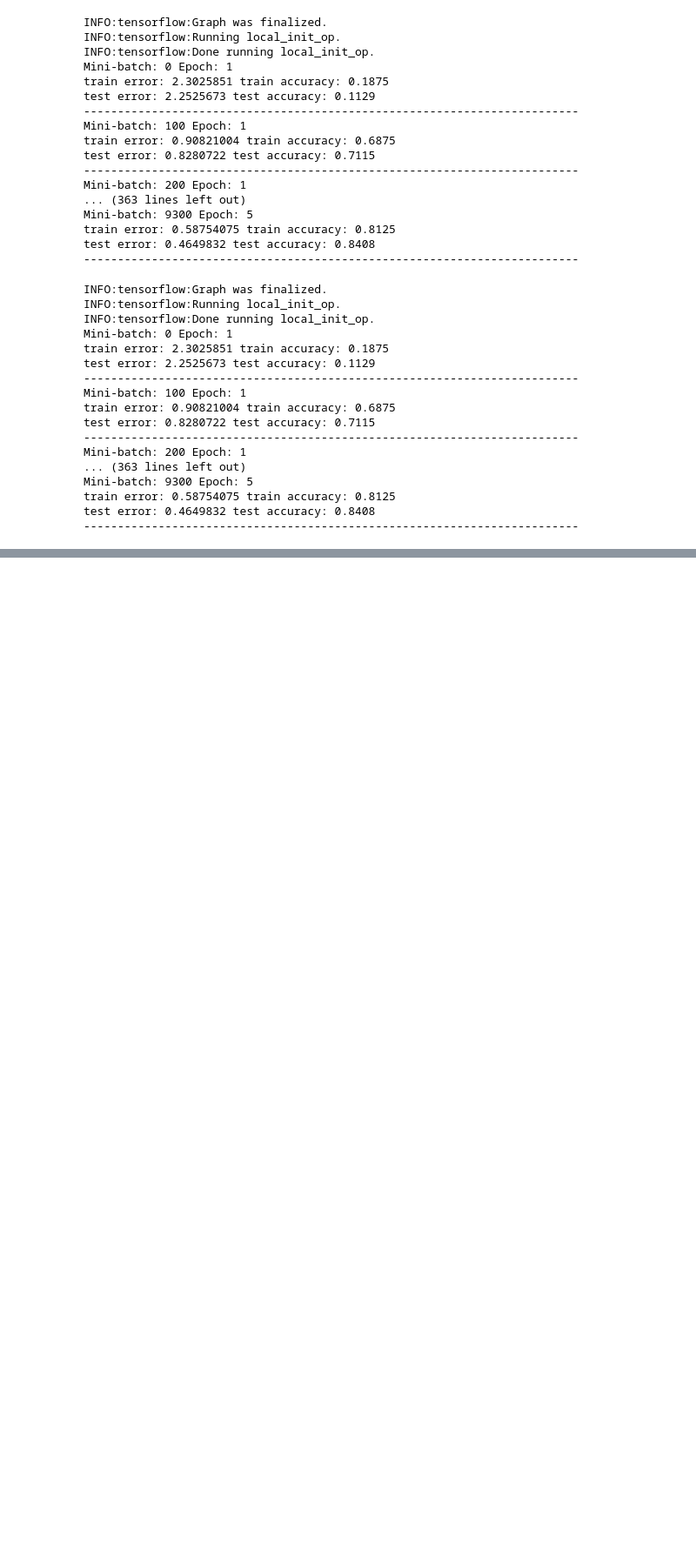
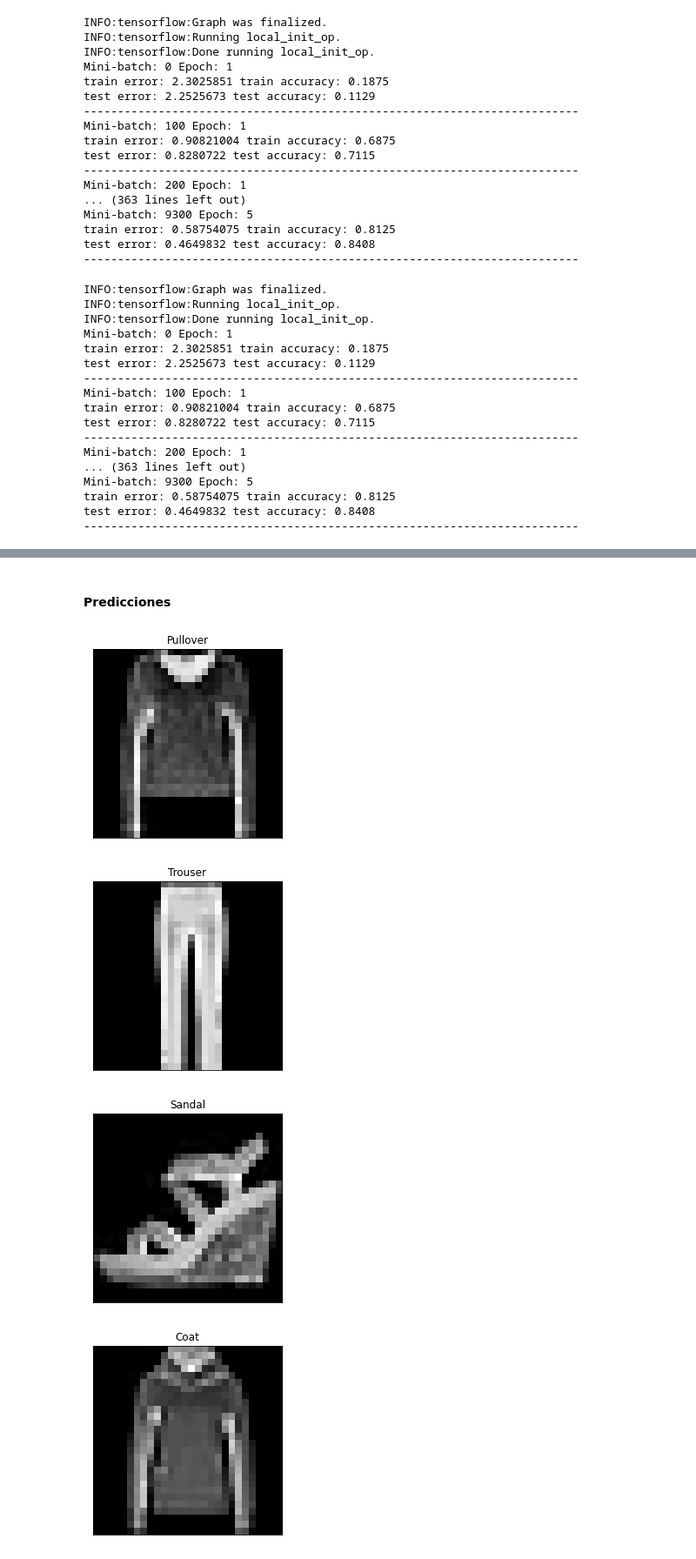
Before and after one commit to ticosabrax/pyt4ds, a Jupyter notebook: tensoflow/lab3/Fashion_mnist.ipynb, the cells around one changed output, grey strips where cells are left out. Shown: that part at 87% size. Drawn from its saved outputs; the diff is of its cells as text; code cells hidden in the pictures; blank space fills up the shorter version.

```diff
--- a/tensoflow/lab3/Fashion_mnist.ipynb
+++ b/tensoflow/lab3/Fashion_mnist.ipynb
@@ -356,14 +358,20 @@ def predicciones(tx, img_num, parametros):
 
         feed_dict = {tx_test:tx, tw_test: parametros}
         p_label = session.run(pSoftmax, feed_dict = feed_dict)
-        label_dictionary.get(int(p_label))
+        diccionarioLabels.get(int(p_label))
         plt.imshow(test_images[img_num], cmap = 'gray')
-        plt.title(label_dictionary.get(int(p_label)))
+        plt.title(diccionarioLabels.get(int(p_label)))
         plt.xticks([])
         plt.yticks([])
         plt.show()
+# %% [markdown]
+#### Predicciones
 # %%
-index = list(np.linspace(0,len(x_test_raw), len(x_test_raw), dtype=np.int32))
-
+index = list(np.linspace(0,len(xtest_raw), len(xtest_raw), dtype=np.int32))
 for i in sample(index,5):
-    prediction(x_test_nor, i, p_nor)
+    predicciones(xtest_nor, i, p_nor)
+# %% [output]
+[figure, added]
+[figure, added]
+[figure, added]
+[figure, added]
```
Also changed, not shown: parts of 2 cells of this notebook.
